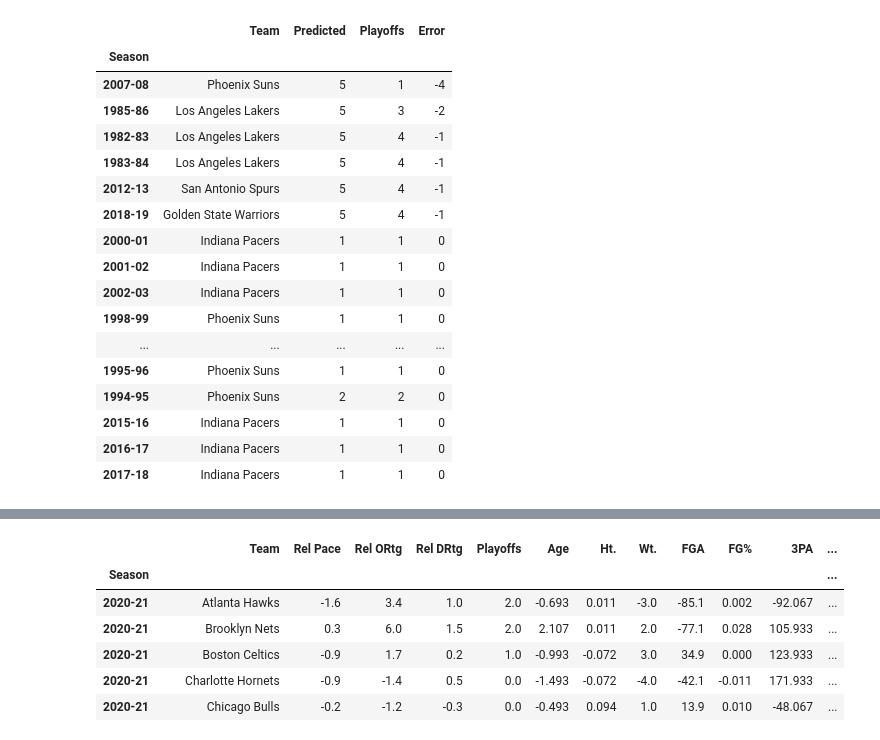
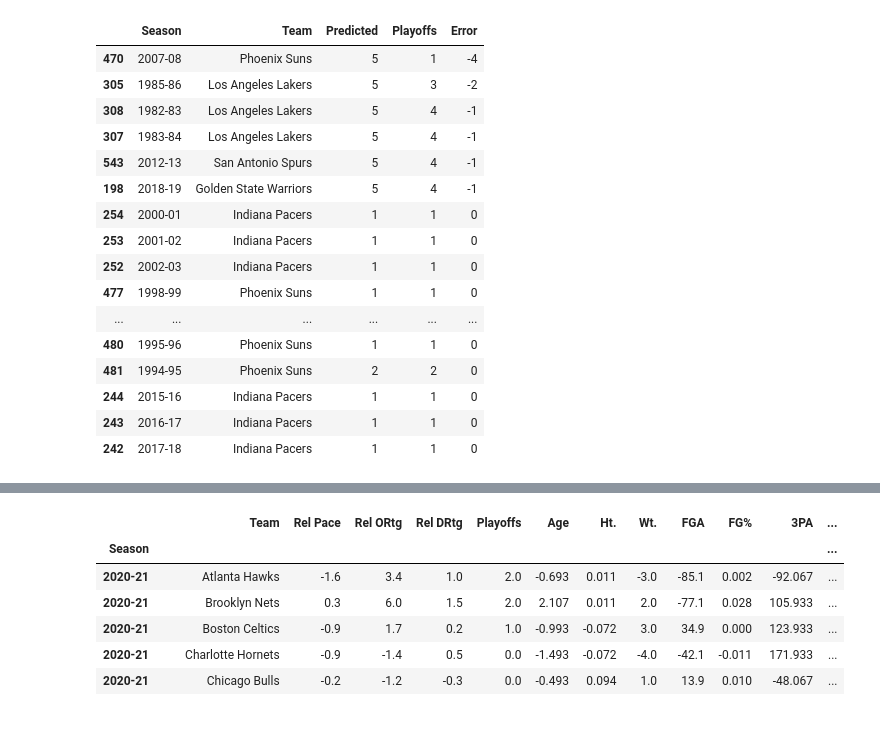
Before and after one commit to d-jenkins/NBA_Champs, a Jupyter notebook: Final_Project.ipynb, the cells around one changed output, grey strips where cells are left out. Saved outputs shown, nothing was run; the diff lists cells and outputs as text; code cells hidden in the pictures.

```diff
--- a/Final_Project.ipynb
+++ b/Final_Project.ipynb
@@ -19,6 +23,9 @@ teams = ['ATL', 'NJN', 'BOS', 'CHA', 'CHI',
 
 # array to hold all tables for all teams for all seasons
 every_season = []
+
+
+
 
 # iterate through list of all team abbreviations
 for team in teams:
@@ -57,8 +64,8 @@ for team in teams:
   stats = stats.iloc[1:42, :].reset_index(drop=True)
 
   # remove asterisk from team name
-  def rename(team): return(team.replace("*", ""))
-  stats["Team"] = stats["Team"].apply(rename)
+  stats["Team"] = stats["Team"].apply(lambda t: t.replace("*", ""))
+
 
 
 
@@ -86,6 +93,7 @@ for team in teams:
 
 
 
+
   # merge both stat dataframes
   stats = pd.merge(stats, more_stats, left_index=True, right_index=True)
 
@@ -94,6 +102,7 @@ for team in teams:
 
 
 
+
 # combine all teams stats into one dataframe
 all_stats = pd.concat(every_season).reset_index(drop=True)
 # %%
@@ -130,20 +139,21 @@ all_rel_stats
 1112 rows × 24 columns
 # %%
 # select/adjust data to train ml model
-from sklearn.preprocessing import LabelEncoder
-from tensorflow.keras.utils import to_categorical
 
 # uncomment below to use only data for playoff teams
 rel_playoffs = all_rel_stats.loc[all_rel_stats['Playoffs'] > 0, :]
 X = rel_playoffs.drop(["Team", "Playoffs"], axis=1)
-y = rel_playoffs["Playoffs"].values.reshape(-1, 1)
+y = rel_playoffs["Playoffs"].values
 
 # uncomment to use all data
 # X = all_rel_stats.drop(["Team", "Playoffs"], axis=1)
 # y = all_rel_stats["Playoffs"].values.reshape(-1, 1)
 
+
 # uncomment to one hot encode data
-# # label-encode y data
+# from sklearn.preprocessing import LabelEncoder
+# from tensorflow.keras.utils import to_categorical
+# label-encode y data
 # label_encoder = LabelEncoder()
 # label_encoder.fit(y)
 # encoded_y = label_encoder.transform(y)
@@ -179,4 +181,23 @@ champs['Predicted'] = this
 
 # add column with how wrong the models prediction was
 champs['Error'] = champs['Playoffs'].values - champs['Predicted'].values
+
+# rename columns to not have spaces
+champs = champs.rename(columns={"Rel Pace":"Rel_Pace", "Rel ORtg":"Rel_ORtg",  "Rel DRtg":"Rel_DRtg"})
+
+# reset index back to ascending numbers
+champs.reset_index(inplace=True)
+
+# adjust columns to hold desired data types
+for column in champs.columns:
+  if column in categories:
+    champs[column] = pd.to_numeric(champs[column])
+  elif (column == 'Playoffs') or (column == 'Predicted') or (column == 'Error'):
+    champs[column] = champs[column].astype(int)
+
+# output csv for data use while flask app is being developed
+champs.to_csv('champs.csv')
+
+# show resulting dataframe
+champs
 # %% [output]
@@ -204,25 +238,24 @@ champs.sort_values('Error', ascending=False)[['Team', 'Predicted', 'Playoffs', '
 # %%
 # most disappointing teams
-champs.sort_values('Error')[['Team', 'Predicted', 'Playoffs', 'Error']].head(20)
+champs.sort_values('Error')[['Season', 'Team', 'Predicted', 'Playoffs', 'Error']].head(20)
 # %% [output]
-|  | Team | Predicted | Playoffs | Error |
-| Season |  |  |  |  |
-| 2007-08 | Phoenix Suns | 5 | 1 | -4 |
-| 1985-86 | Los Angeles Lakers | 5 | 3 | -2 |
-| 1982-83 | Los Angeles Lakers | 5 | 4 | -1 |
-| 1983-84 | Los Angeles Lakers | 5 | 4 | -1 |
-| 2012-13 | San Antonio Spurs | 5 | 4 | -1 |
-| 2018-19 | Golden State Warriors | 5 | 4 | -1 |
-| 2000-01 | Indiana Pacers | 1 | 1 | 0 |
-| 2001-02 | Indiana Pacers | 1 | 1 | 0 |
-| 2002-03 | Indiana Pacers | 1 | 1 | 0 |
-| 1998-99 | Phoenix Suns | 1 | 1 | 0 |
-| ... | ... | ... | ... | ... |
-| 1995-96 | Phoenix Suns | 1 | 1 | 0 |
-| 1994-95 | Phoenix Suns | 2 | 2 | 0 |
-| 2015-16 | Indiana Pacers | 1 | 1 | 0 |
-| 2016-17 | Indiana Pacers | 1 | 1 | 0 |
-| 2017-18 | Indiana Pacers | 1 | 1 | 0 |
+|  | Season | Team | Predicted | Playoffs | Error |
+| 470 | 2007-08 | Phoenix Suns | 5 | 1 | -4 |
+| 305 | 1985-86 | Los Angeles Lakers | 5 | 3 | -2 |
+| 308 | 1982-83 | Los Angeles Lakers | 5 | 4 | -1 |
+| 307 | 1983-84 | Los Angeles Lakers | 5 | 4 | -1 |
+| 543 | 2012-13 | San Antonio Spurs | 5 | 4 | -1 |
+| 198 | 2018-19 | Golden State Warriors | 5 | 4 | -1 |
+| 254 | 2000-01 | Indiana Pacers | 1 | 1 | 0 |
+| 253 | 2001-02 | Indiana Pacers | 1 | 1 | 0 |
+| 252 | 2002-03 | Indiana Pacers | 1 | 1 | 0 |
+| 477 | 1998-99 | Phoenix Suns | 1 | 1 | 0 |
+| ... | ... | ... | ... | ... | ... |
+| 480 | 1995-96 | Phoenix Suns | 1 | 1 | 0 |
+| 481 | 1994-95 | Phoenix Suns | 2 | 2 | 0 |
+| 244 | 2015-16 | Indiana Pacers | 1 | 1 | 0 |
+| 243 | 2016-17 | Indiana Pacers | 1 | 1 | 0 |
+| 242 | 2017-18 | Indiana Pacers | 1 | 1 | 0 |
 # %%
 # Correctly predicted
 champs.loc[champs['Error'] == 0, :].sort_values('Playoffs', ascending=False)[['Team', 'Predicted', 'Playoffs', 'Error']].head(20)
```
Also changed, not shown: parts of 21 cells of this notebook.
